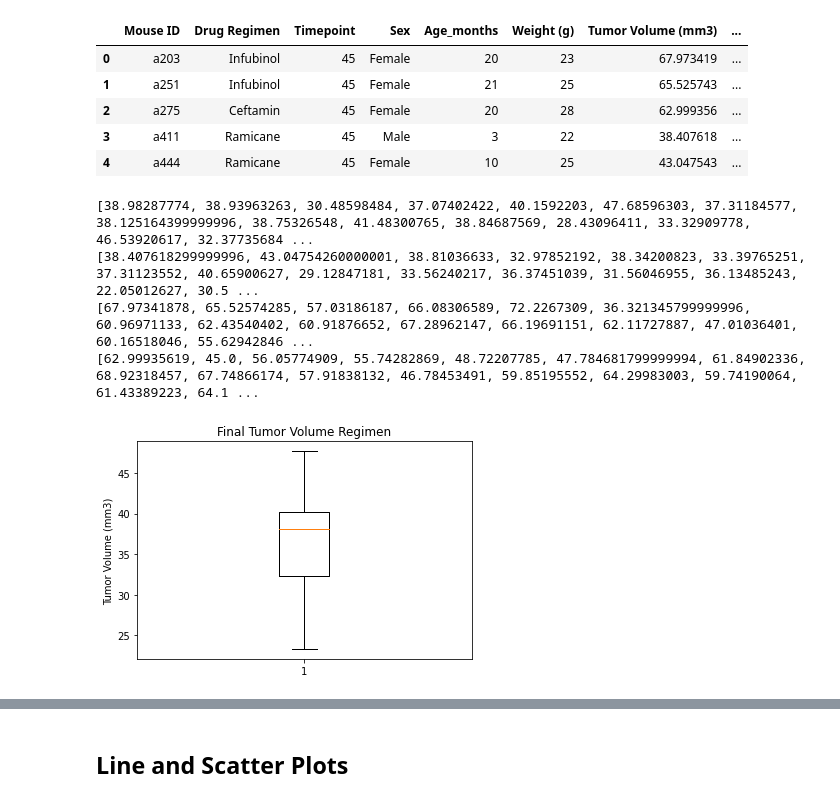
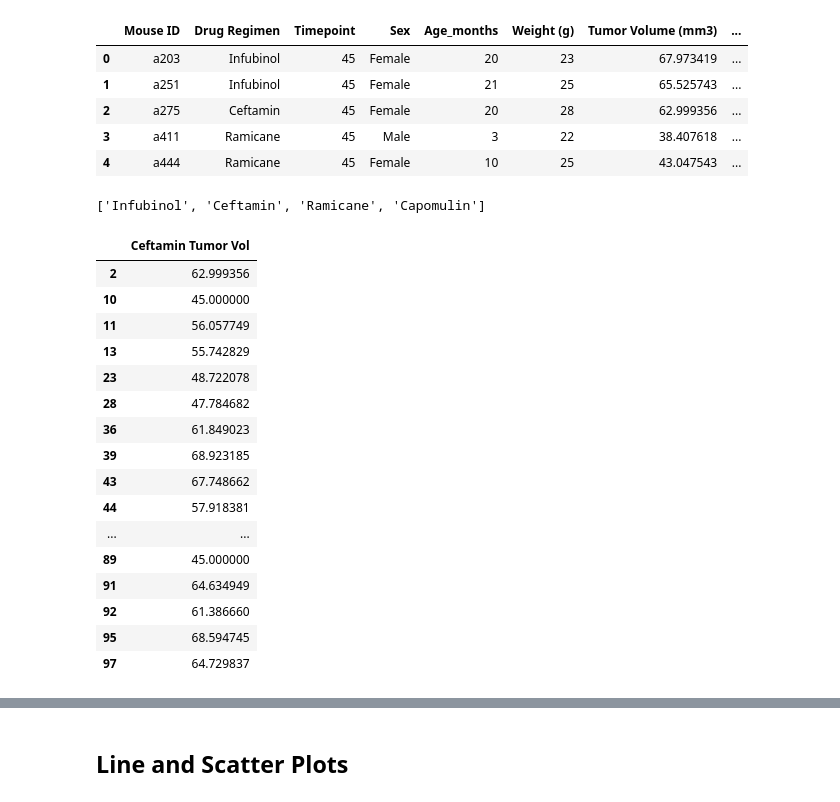
Before and after one commit to jeodaysju/plot-challenge, a Jupyter notebook: pymaceuticals_starter.ipynb, the cells around one changed output, grey strips where cells are left out. Saved outputs shown, nothing was run; the diff lists cells and outputs as text; code cells hidden in the pictures.

```diff
--- a/pymaceuticals_starter.ipynb
+++ b/pymaceuticals_starter.ipynb
@@ -287,33 +285,50 @@ new_df.head()
 | 2 | a275 | Ceftamin | 45 | Female | 20 | 28 | 62.999356 | ... |
 | 3 | a411 | Ramicane | 45 | Male | 3 | 22 | 38.407618 | ... |
 | 4 | a444 | Ramicane | 45 | Female | 10 | 25 | 43.047543 | ... |
+# %%
+# Put the four drug regimens into a list that can be iterated over in a for-loop
+# (and later used for plot labels)
+drug_reg_list = ['Infubinol', 'Ceftamin', 'Ramicane', 'Capomulin']
+drug_reg_list
+# %% [output]
+['Infubinol', 'Ceftamin', 'Ramicane', 'Capomulin']
 # %%
 # create tables for each drug
 capomulin_df = new_df.loc[(new_df["Drug Regimen"] == "Capomulin"), :]
 ramicane_df = new_df.loc[(new_df["Drug Regimen"] == "Ramicane"), :]
 infubinol_df = new_df.loc[(new_df["Drug Regimen"] == "Infubinol"), :]
 ceftamin_df = new_df.loc[(new_df["Drug Regimen"] == "Ceftamin"), :]
 
-capomulin_list = capomulin_df["Tumor Volume (mm3)"].tolist()
-ramicane_list = ramicane_df["Tumor Volume (mm3)"].tolist()
-infubinol_list = infubinol_df["Tumor Volume (mm3)"].tolist()
-ceftamin_list = ceftamin_df["Tumor Volume (mm3)"].tolist()
+capomulin_1df = capomulin_df[["Tumor Volume (mm3)"]]
+capomulin_1df = capomulin_1df.rename(columns={"Tumor Volume (mm3)": "Capomulin Tumor Vol"})
+capomulin_1df
 
-print(capomulin_list)
-print(ramicane_list)
-print(infubinol_list)
-print(ceftamin_list)
+ramicane_1df = ramicane_df[["Tumor Volume (mm3)"]]
+ramicane_1df = ramicane_1df.rename(columns={"Tumor Volume (mm3)": "Ramicane Tumor Vol"})
+ramicane_1df
+
+infubinol_1df = infubinol_df[["Tumor Volume (mm3)"]]
+infubinol_1df = infubinol_1df.rename(columns={"Tumor Volume (mm3)": "Infubinol Tumor Vol"})
+infubinol_1df
+
+ceftamin_1df = ceftamin_df[["Tumor Volume (mm3)"]]
+ceftamin_1df = ceftamin_1df.rename(columns={"Tumor Volume (mm3)": "Ceftamin Tumor Vol"})
+ceftamin_1df
 # %% [output]
-[38.98287774, 38.93963263, 30.48598484, 37.07402422, 40.1592203, 47.68596303, 37.31184577, 38.125164399999996, 38.75326548, 41.48300765, 38.84687569, 28.43096411, 33.32909778, 46.53920617, 32.37735684 ...
-[38.407618299999996, 43.04754260000001, 38.81036633, 32.97852192, 38.34200823, 33.39765251, 37.31123552, 40.65900627, 29.12847181, 33.56240217, 36.37451039, 31.56046955, 36.13485243, 22.05012627, 30.5 ...
-[67.97341878, 65.52574285, 57.03186187, 66.08306589, 72.2267309, 36.321345799999996, 60.96971133, 62.43540402, 60.91876652, 67.28962147, 66.19691151, 62.11727887, 47.01036401, 60.16518046, 55.62942846 ...
-[62.99935619, 45.0, 56.05774909, 55.74282869, 48.72207785, 47.784681799999994, 61.84902336, 68.92318457, 67.74866174, 57.91838132, 46.78453491, 59.85195552, 64.29983003, 59.74190064, 61.43389223, 64.1 ...
+|  | Ceftamin Tumor Vol |
+| 2 | 62.999356 |
+| 10 | 45.000000 |
+| 11 | 56.057749 |
+| 13 | 55.742829 |
+| 23 | 48.722078 |
+| 28 | 47.784682 |
+| 36 | 61.849023 |
+| 39 | 68.923185 |
+| 43 | 67.748662 |
+| 44 | 57.918381 |
+| ... | ... |
+| 89 | 45.000000 |
+| 91 | 64.634949 |
+| 92 | 61.386660 |
+| 95 | 68.594745 |
+| 97 | 64.729837 |
-# %%
-
-fig1, ax1 = plt.subplots()
-ax1.set_title('Final Tumor Volume Regimen')
-ax1.set_ylabel('Tumor Volume (mm3)')
-ax1.boxplot(capomulin_list)
-plt.show()
-# %% [output]
-[figure, removed]
```
Also changed, not shown: parts of 9 cells of this notebook.
